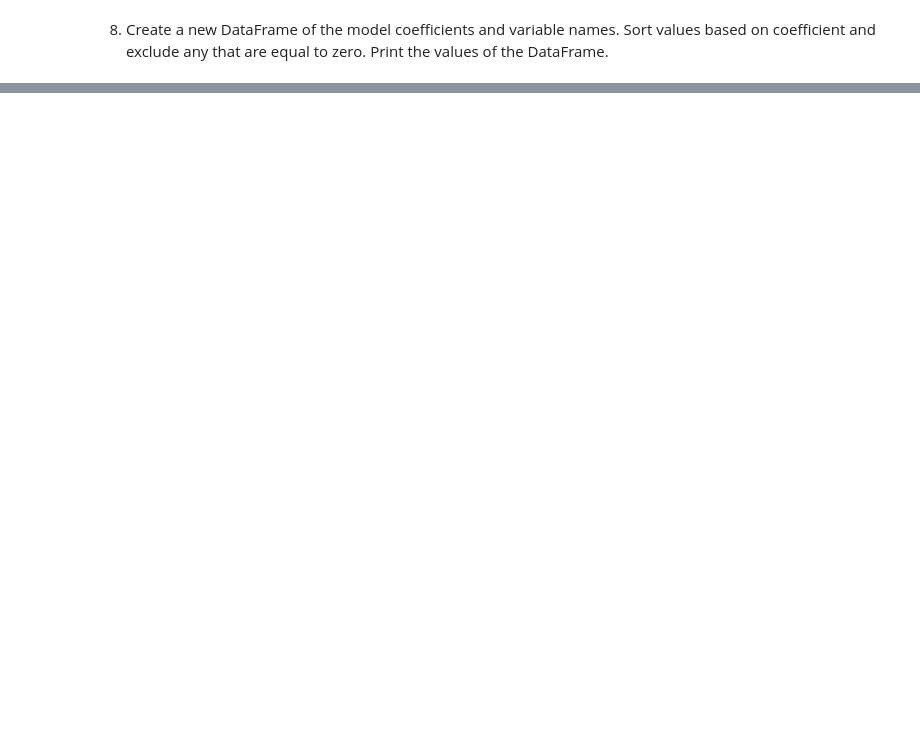
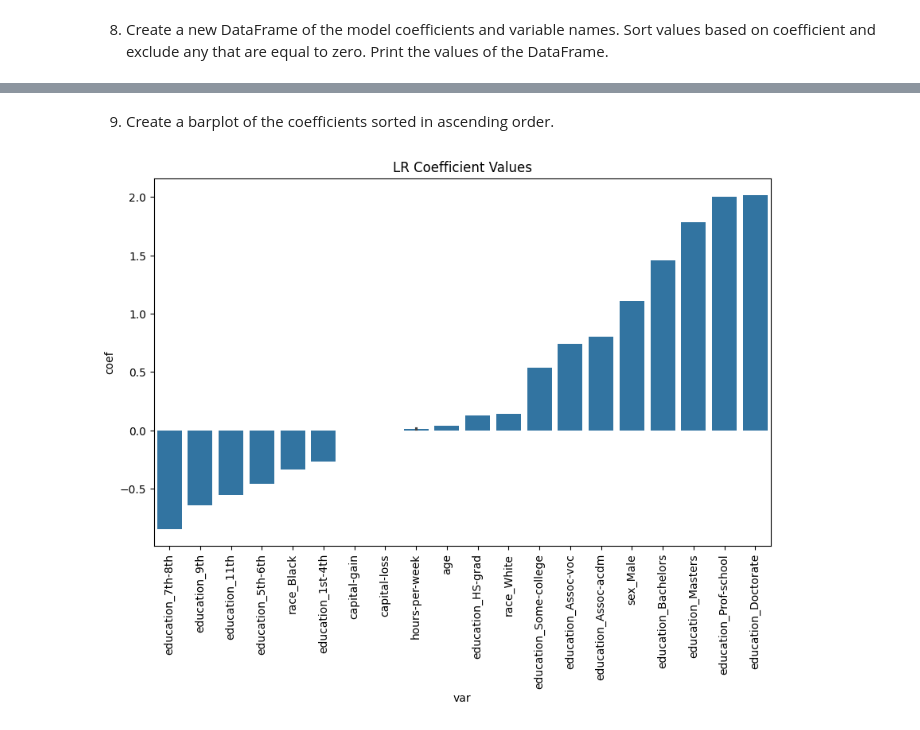
Before and after one commit to maylonleoncio/Codecademy-Projects, a Jupyter notebook: Census Income/Income_classification.ipynb, the cells around one changed output, grey strips where cells are left out. Drawn from its saved outputs; the diff is of its cells as text; code cells hidden in the pictures; blank space fills up the shorter version.

```diff
--- a/Census Income/Income_classification.ipynb
+++ b/Census Income/Income_classification.ipynb
@@ -186,0 +197,12 @@ coef_df
+# %% [markdown]
+9. Create a barplot of the coefficients sorted in ascending order.
+# %%
+# Task 9
+plt.figure(figsize=(10, 6))
+sns.barplot(data=coef_df, x='var', y='coef')
+plt.xticks(rotation=90)
+plt.title('LR Coefficient Values')
+plt.show()
+plt.close()
+# %% [output]
+[figure, added]
```
Also changed, not shown: parts of 6 cells of this notebook.
